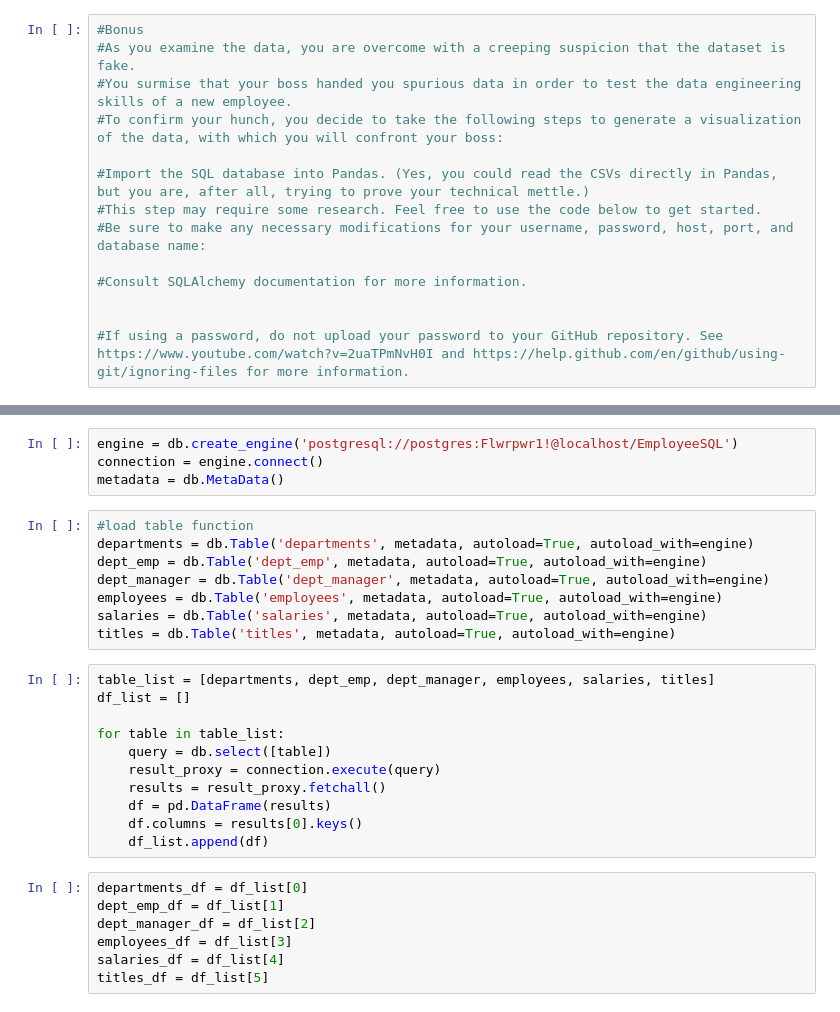
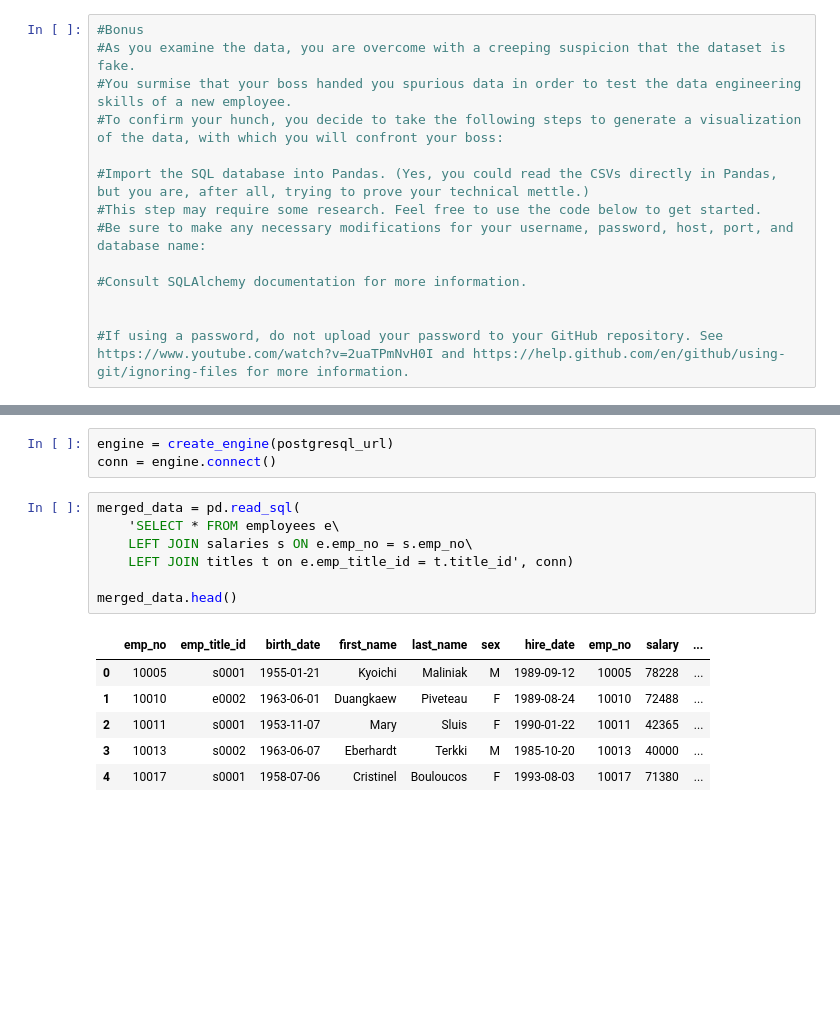
Before and after one commit to drewpgilmore/sql-challenge, a Jupyter notebook: EmployeeSQL/employee_visual.ipynb, the cells around one changed output, grey strips where cells are left out. Drawn from its saved outputs; the diff is of its cells as text; blank space fills up the shorter version.

```diff
--- a/EmployeeSQL/employee_visual.ipynb
+++ b/EmployeeSQL/employee_visual.ipynb
@@ -19,33 +20,20 @@ import matplotlib.pyplot as plt
-# %%
-engine = db.create_engine('postgresql://postgres:Flwrpwr1!@localhost/EmployeeSQL')
-connection = engine.connect()
-metadata = db.MetaData()
-# %%
-#load table function
-departments = db.Table('departments', metadata, autoload=True, autoload_with=engine)
-dept_emp = db.Table('dept_emp', metadata, autoload=True, autoload_with=engine)
-dept_manager = db.Table('dept_manager', metadata, autoload=True, autoload_with=engine)
-employees = db.Table('employees', metadata, autoload=True, autoload_with=engine)
-salaries = db.Table('salaries', metadata, autoload=True, autoload_with=engine)
-titles = db.Table('titles', metadata, autoload=True, autoload_with=engine)
-# %%
-table_list = [departments, dept_emp, dept_manager, employees, salaries, titles]
-df_list = []
-
-for table in table_list:
-    query = db.select([table])
-    result_proxy = connection.execute(query)
-    results = result_proxy.fetchall()
-    df = pd.DataFrame(results)
-    df.columns = results[0].keys()
-    df_list.append(df)
-# %%
-departments_df = df_list[0]
-dept_emp_df = df_list[1]
-dept_manager_df = df_list[2]
-employees_df = df_list[3]
-salaries_df = df_list[4]
-titles_df = df_list[5]
+# %%
+engine = create_engine(postgresql_url)
+conn = engine.connect()
+# %%
+merged_data = pd.read_sql(
+    'SELECT * FROM employees e\
+    LEFT JOIN salaries s ON e.emp_no = s.emp_no\
+    LEFT JOIN titles t on e.emp_title_id = t.title_id', conn)
+
+merged_data.head()
+# %% [output]
+|  | emp_no | emp_title_id | birth_date | first_name | last_name | sex | hire_date | emp_no | salary | ... |
+| 0 | 10005 | s0001 | 1955-01-21 | Kyoichi | Maliniak | M | 1989-09-12 | 10005 | 78228 | ... |
+| 1 | 10010 | e0002 | 1963-06-01 | Duangkaew | Piveteau | F | 1989-08-24 | 10010 | 72488 | ... |
+| 2 | 10011 | s0001 | 1953-11-07 | Mary | Sluis | F | 1990-01-22 | 10011 | 42365 | ... |
+| 3 | 10013 | s0002 | 1963-06-07 | Eberhardt | Terkki | M | 1985-10-20 | 10013 | 40000 | ... |
+| 4 | 10017 | s0001 | 1958-07-06 | Cristinel | Bouloucos | F | 1993-08-03 | 10017 | 71380 | ... |
 # %%
 #Create a histogram to visualize the most common salary ranges for employees.
 plt.hist(merged_data['salary'])
```
Also changed, not shown: parts of 3 cells of this notebook.
